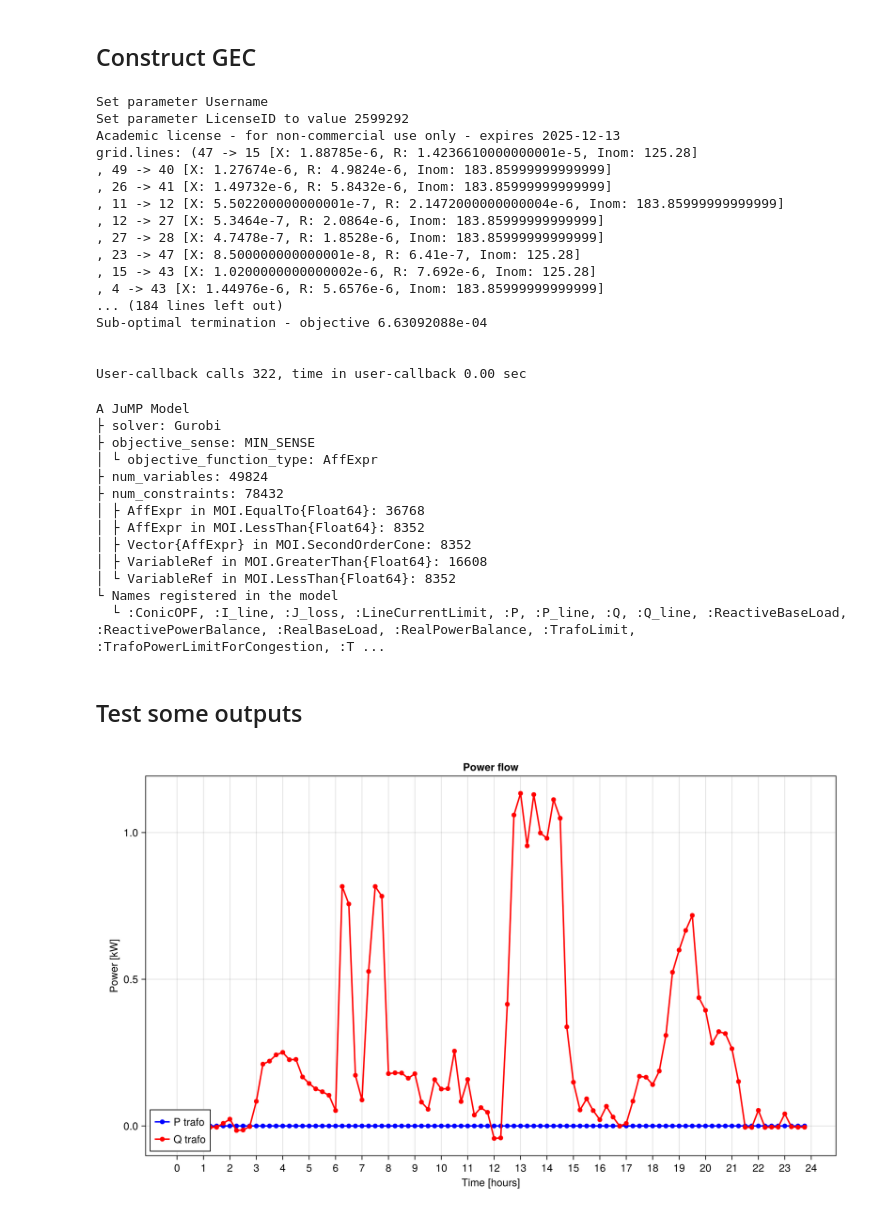
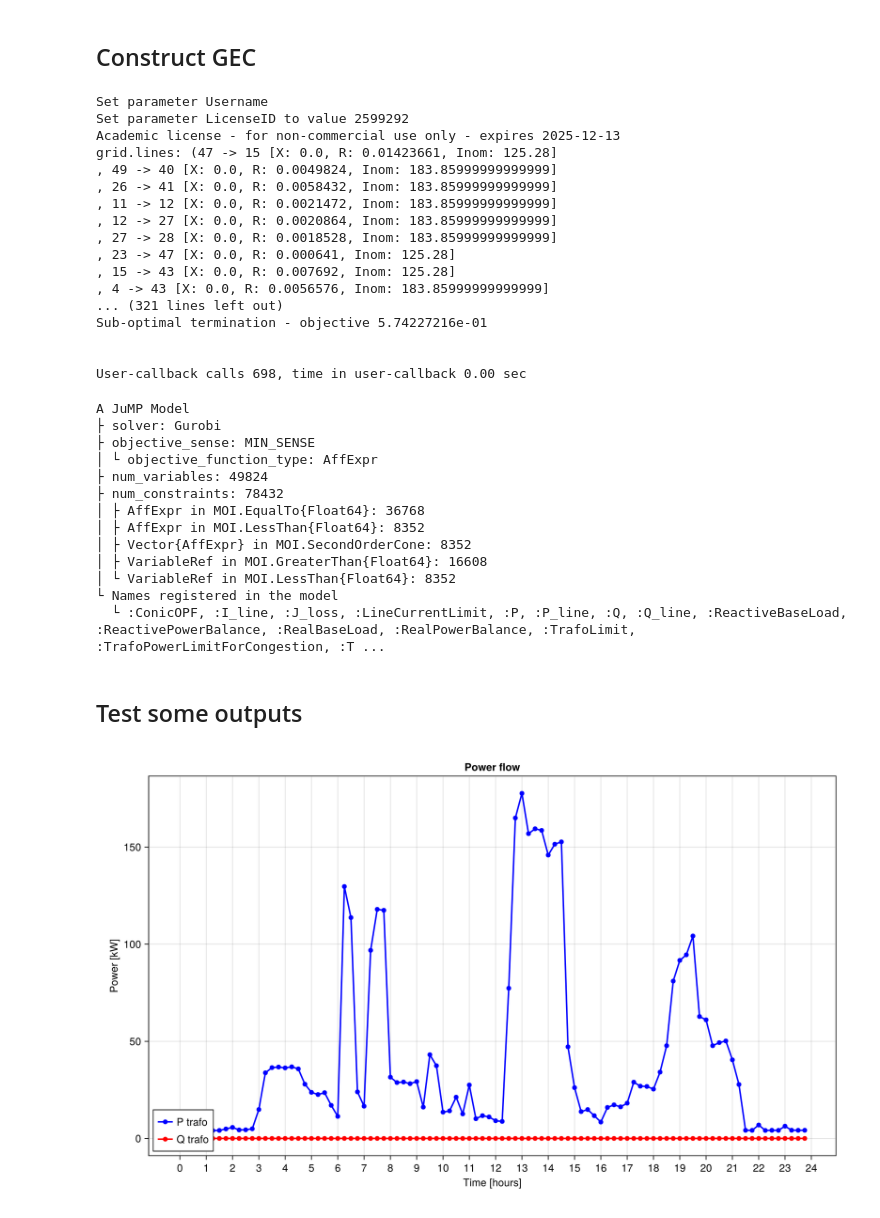
Before and after one commit to XinLiTue/Congestion-Management-based-on-Thermal-Comfort, a Jupyter notebook: OPF-jl.ipynb, the cells around one changed output. Cells and saved outputs as stored; diff of their text form; code cells hidden in the pictures.

```diff
--- a/OPF-jl.ipynb
+++ b/OPF-jl.ipynb
@@ -41,7 +41,7 @@ Status `C:\Users\lange\OneDrive\Projects\2024\EEM25\Congestion-Management-based-
 # %%
 network = CSV.read("data/network.csv", DataFrame)
 network.R = network.R .* 1E0
-network.X = network.X .* 1E0
+network.X = network.X .* 1E0 .* 0
 first(network, 5)
 # %% [output]
 5×7 DataFrame
@@ -78,7 +78,7 @@ loads_reactive.time = DateTime.(loads_reactive.time, "m/d/yyyy H:M p")
 # Filter for rows where the date is February 1, 2024
 date = Date(2024, 2, 1)
 loads_real = loads_real[Date.(loads_real.time) .== date, 3:end] .* 10
-loads_reactive = loads_reactive[Date.(loads_reactive.time) .== date, 3:end] .* 10
+loads_reactive = loads_reactive[Date.(loads_reactive.time) .== date, 3:end] .* 0
 first(loads_real, 5)
 # %% [output]
 5×37 DataFrame
@@ -270,20 +270,20 @@ model = GEC(network=network,
 Set parameter Username
 Set parameter LicenseID to value 2599292
 Academic license - for non-commercial use only - expires 2025-12-13
-grid.lines: (47 -> 15 [X: 1.88785e-6, R: 1.4236610000000001e-5, Inom: 125.28]
-, 49 -> 40 [X: 1.27674e-6, R: 4.9824e-6, Inom: 183.85999999999999]
-, 26 -> 41 [X: 1.49732e-6, R: 5.8432e-6, Inom: 183.85999999999999]
-, 11 -> 12 [X: 5.502200000000001e-7, R: 2.1472000000000004e-6, Inom: 183.85999999999999]
-, 12 -> 27 [X: 5.3464e-7, R: 2.0864e-6, Inom: 183.85999999999999]
-, 27 -> 28 [X: 4.7478e-7, R: 1.8528e-6, Inom: 183.85999999999999]
-, 23 -> 47 [X: 8.500000000000001e-8, R: 6.41e-7, Inom: 125.28]
-, 15 -> 43 [X: 1.0200000000000002e-6, R: 7.692e-6, Inom: 125.28]
-, 4 -> 43 [X: 1.44976e-6, R: 5.6576e-6, Inom: 183.85999999999999]
-... (184 lines left out)
-Sub-optimal termination - objective 6.63092088e-04
+grid.lines: (47 -> 15 [X: 0.0, R: 0.01423661, Inom: 125.28]
+, 49 -> 40 [X: 0.0, R: 0.0049824, Inom: 183.85999999999999]
+, 26 -> 41 [X: 0.0, R: 0.0058432, Inom: 183.85999999999999]
+, 11 -> 12 [X: 0.0, R: 0.0021472, Inom: 183.85999999999999]
+, 12 -> 27 [X: 0.0, R: 0.0020864, Inom: 183.85999999999999]
+, 27 -> 28 [X: 0.0, R: 0.0018528, Inom: 183.85999999999999]
+, 23 -> 47 [X: 0.0, R: 0.000641, Inom: 125.28]
+, 15 -> 43 [X: 0.0, R: 0.007692, Inom: 125.28]
+, 4 -> 43 [X: 0.0, R: 0.0056576, Inom: 183.85999999999999]
+... (321 lines left out)
+Sub-optimal termination - objective 5.74227216e-01
 
 
-User-callback calls 322, time in user-callback 0.00 sec
+User-callback calls 698, time in user-callback 0.00 sec
 A JuMP Model
 ├ solver: Gurobi
 ├ objective_sense: MIN_SENSE
@@ -302,28 +302,28 @@ A JuMP Model
 # %%
 # plot using Makie
 fig = Figure(; size = (1000, 600))
 ax = Axis(fig[1, 1], xlabel = "Time [hours]",
     ylabel = "Power [kW]",
     title = "Power flow",
     xticks = (1:4:97, string.(0:1:24))
 )
 
 # index of slack bus (transformer)
 # SB = argmin(value.(model[:P]).axes[2])
-bus = 1
+bus = 55
 P_trafo = Matrix(value.(model[:P]))[bus,:]
 Q_trafo = Matrix(value.(model[:Q]))[bus,:]
 
 
 # lines!(ax, sol[:P], color = :blue, label = "Transformer", linestyle = :so
 scatterlines!(ax, P_trafo, color = :blue, label = "P trafo", linewidth = 2)
 scatterlines!(ax, Q_trafo, color = :red, label = "Q trafo", linewidth = 2)
 axislegend(ax, position = :lb)
 
 # display
 fig
 # %% [output]
-[figure, old version]
+[figure, new version]
 # %%
 # line currents
 fig = Figure(; size = (1000, 600))
```
Also changed, not shown: parts of 4 cells of this notebook.
